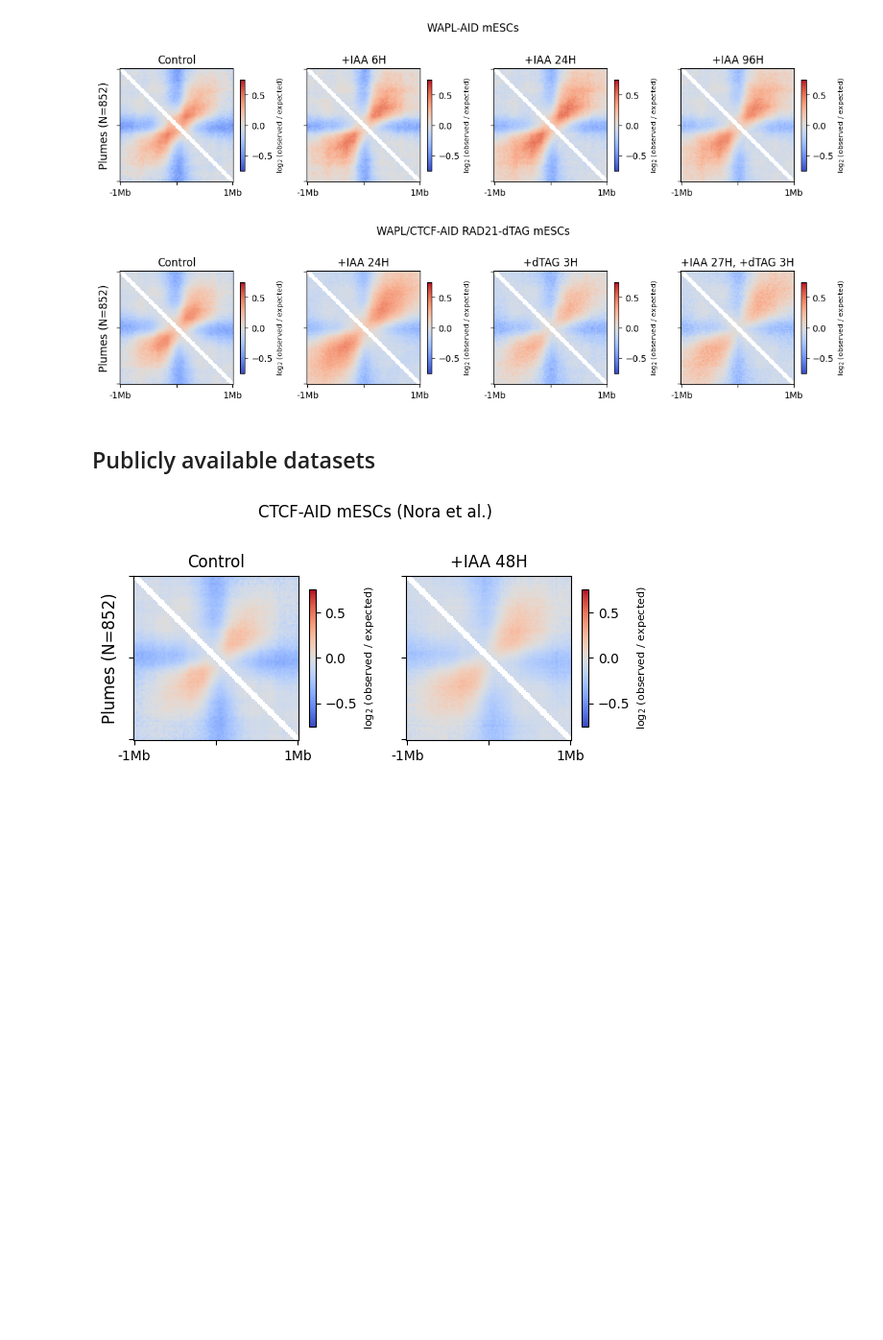
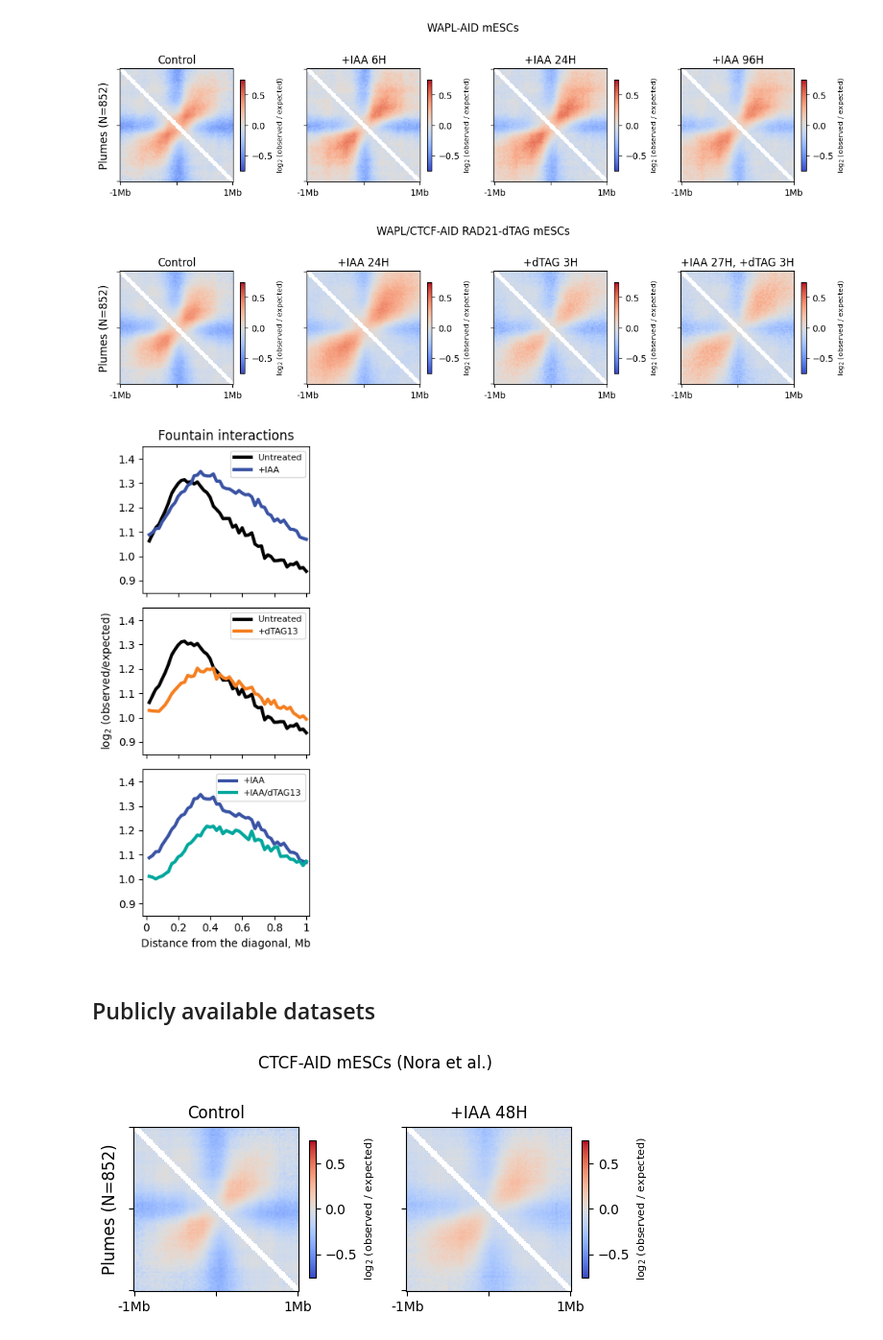
Before and after one commit to magnitov/fountains, a Jupyter notebook: 07_apa_fountains.ipynb, the cells around one changed output. Shown at 96% size. Cells and saved outputs as stored; diff of their text form; code cells hidden in the pictures; blank space fills up the shorter version.

Commit message:
Add fountain scaling plots

```diff
--- a/07_apa_fountains.ipynb
+++ b/07_apa_fountains.ipynb
@@ -278,6 +278,82 @@ plt.tight_layout()
 plt.show()
 # %% [output]
 [figure]
+# %%
+plt.figure(figsize = (3, 7))
+
+plt.subplot(311)
+plt.title('Fountain interactions', fontsize = 12)
+plt.plot(np.arange(50)+1, np.nanmean([np.array([np.nan, np.nan, np.nan] + list(np.diagonal(np.flipud(cwr_control_plumes), offset = -3)[51:])),
+                     np.array([np.nan, np.nan] + list(np.diagonal(np.flipud(cwr_control_plumes), offset = -2)[51:])),
+                     np.array([np.nan] + list(np.diagonal(np.flipud(cwr_control_plumes), offset = -1)[51:])),
+                     np.diagonal(np.flipud(cwr_control_plumes), offset = 0)[51:],
+                     np.array([np.nan] + list(np.diagonal(np.flipud(cwr_control_plumes), offset = 1)[51:])),
+                     np.array([np.nan, np.nan] + list(np.diagonal(np.flipud(cwr_control_plumes), offset = 2)[51:])),
+                     np.array([np.nan, np.nan, np.nan] + list(np.diagonal(np.flipud(cwr_control_plumes), offset = 3)[51:])),], axis = 0),
+         label = 'Untreated', lw = 3, color = 'k')
+plt.plot(np.arange(50)+1, np.nanmean([np.array([np.nan, np.nan, np.nan] + list(np.diagonal(np.flipud(cwr_wapl_ctcf_plumes), offset = -3)[51:])),
+                     np.array([np.nan, np.nan] + list(np.diagonal(np.flipud(cwr_wapl_ctcf_plumes), offset = -2)[51:])),
+                     np.array([np.nan] + list(np.diagonal(np.flipud(cwr_wapl_ctcf_plumes), offset = -1)[51:])),
+                     np.diagonal(np.flipud(cwr_wapl_ctcf_plumes), offset = 0)[51:],
+                     np.array([np.nan] + list(np.diagonal(np.flipud(cwr_wapl_ctcf_plumes), offset = 1)[51:])),
+                     np.array([np.nan, np.nan] + list(np.diagonal(np.flipud(cwr_wapl_ctcf_plumes), offset = 2)[51:])),
+                     np.array([np.nan, np.nan, np.nan] + list(np.diagonal(np.flipud(cwr_wapl_ctcf_plumes), offset = 3)[51:])),], axis = 0),
+         label = '+IAA', lw = 3, color = '#3A53A4')
+plt.xticks([0, 10, 20, 30, 40, 50], [])
+plt.xlim((-1, 51))
+plt.ylim((0.85, 1.45))
+plt.legend(loc = 'upper right', fontsize = 8)
+
+plt.subplot(312)
+plt.plot(np.arange(50)+1, np.nanmean([np.array([np.nan, np.nan, np.nan] + list(np.diagonal(np.flipud(cwr_control_plumes), offset = -3)[51:])),
+                     np.array([np.nan, np.nan] + list(np.diagonal(np.flipud(cwr_control_plumes), offset = -2)[51:])),
+                     np.array([np.nan] + list(np.diagonal(np.flipud(cwr_control_plumes), offset = -1)[51:])),
+                     np.diagonal(np.flipud(cwr_control_plumes), offset = 0)[51:],
+                     np.array([np.nan] + list(np.diagonal(np.flipud(cwr_control_plumes), offset = 1)[51:])),
+                     np.array([np.nan, np.nan] + list(np.diagonal(np.flipud(cwr_control_plumes), offset = 2)[51:])),
+                     np.array([np.nan, np.nan, np.nan] + list(np.diagonal(np.flipud(cwr_control_plumes), offset = 3)[51:])),], axis = 0),
+         label = 'Untreated', lw = 3, color = 'k')
+plt.plot(np.arange(50)+1, np.nanmean([np.array([np.nan, np.nan, np.nan] + list(np.diagonal(np.flipud(cwr_rad21_plumes), offset = -3)[51:])),
+                     np.array([np.nan, np.nan] + list(np.diagonal(np.flipud(cwr_rad21_plumes), offset = -2)[51:])),
+                     np.array([np.nan] + list(np.diagonal(np.flipud(cwr_rad21_plumes), offset = -1)[51:])),
+                     np.diagonal(np.flipud(cwr_rad21_plumes), offset = 0)[51:],
+                     np.array([np.nan] + list(np.diagonal(np.flipud(cwr_rad21_plumes), offset = 1)[51:])),
+                     np.array([np.nan, np.nan] + list(np.diagonal(np.flipud(cwr_rad21_plumes), offset = 2)[51:])),
+                     np.array([np.nan, np.nan, np.nan] + list(np.diagonal(np.flipud(cwr_rad21_plumes), offset = 3)[51:])),], axis = 0),
+         label = '+dTAG13', lw = 3, color = '#F57F20')
+plt.ylabel(u'log$_2$ (observed/expected)', fontsize = 10)
+plt.xticks([0, 10, 20, 30, 40, 50], [])
+plt.xlim((-1, 51))
+plt.ylim((0.85, 1.45))
+plt.legend(loc = 'upper right', fontsize = 8)
+
+plt.subplot(313)
+plt.plot(np.arange(50)+1, np.nanmean([np.array([np.nan, np.nan, np.nan] + list(np.diagonal(np.flipud(cwr_wapl_ctcf_plumes), offset = -3)[51:])),
+                     np.array([np.nan, np.nan] + list(np.diagonal(np.flipud(cwr_wapl_ctcf_plumes), offset = -2)[51:])),
+                     np.array([np.nan] + list(np.diagonal(np.flipud(cwr_wapl_ctcf_plumes), offset = -1)[51:])),
+                     np.diagonal(np.flipud(cwr_wapl_ctcf_plumes), offset = 0)[51:],
+                     np.array([np.nan] + list(np.diagonal(np.flipud(cwr_wapl_ctcf_plumes), offset = 1)[51:])),
+                     np.array([np.nan, np.nan] + list(np.diagonal(np.flipud(cwr_wapl_ctcf_plumes), offset = 2)[51:])),
+                     np.array([np.nan, np.nan, np.nan] + list(np.diagonal(np.flipud(cwr_wapl_ctcf_plumes), offset = 3)[51:])),], axis = 0),
+         label = '+IAA', lw = 3, color = '#3A53A4')
+plt.plot(np.arange(50)+1, np.nanmean([np.array([np.nan, np.nan, np.nan] + list(np.diagonal(np.flipud(cwr_wapl_ctcf_rad21_plumes), offset = -3)[51:])),
+                     np.array([np.nan, np.nan] + list(np.diagonal(np.flipud(cwr_wapl_ctcf_rad21_plumes), offset = -2)[51:])),
+                     np.array([np.nan] + list(np.diagonal(np.flipud(cwr_wapl_ctcf_rad21_plumes), offset = -1)[51:])),
+                     np.diagonal(np.flipud(cwr_wapl_ctcf_rad21_plumes), offset = 0)[51:],
+                     np.array([np.nan] + list(np.diagonal(np.flipud(cwr_wapl_ctcf_rad21_plumes), offset = 1)[51:])),
+                     np.array([np.nan, np.nan] + list(np.diagonal(np.flipud(cwr_wapl_ctcf_rad21_plumes), offset = 2)[51:])),
+                     np.array([np.nan, np.nan, np.nan] + list(np.diagonal(np.flipud(cwr_wapl_ctcf_rad21_plumes), offset = 3)[51:])),], axis = 0),
+         label = '+IAA/dTAG13', lw = 3, color = '#00A79D')
+plt.xticks([0, 10, 20, 30, 40, 50], ['0', '0.2', '0.4', '0.6', '0.8', '1'])
+plt.xlabel('Distance from the diagonal, Mb', fontsize = 10)
+plt.xlim((-1, 51))
+plt.ylim((0.85, 1.45))
+plt.legend(loc = 'upper right', fontsize = 8)
+
+plt.tight_layout()
+plt.show()
+# %% [output]
+[figure, added]
 # %% [markdown]
 ## Publicly available datasets
 # %%
```
